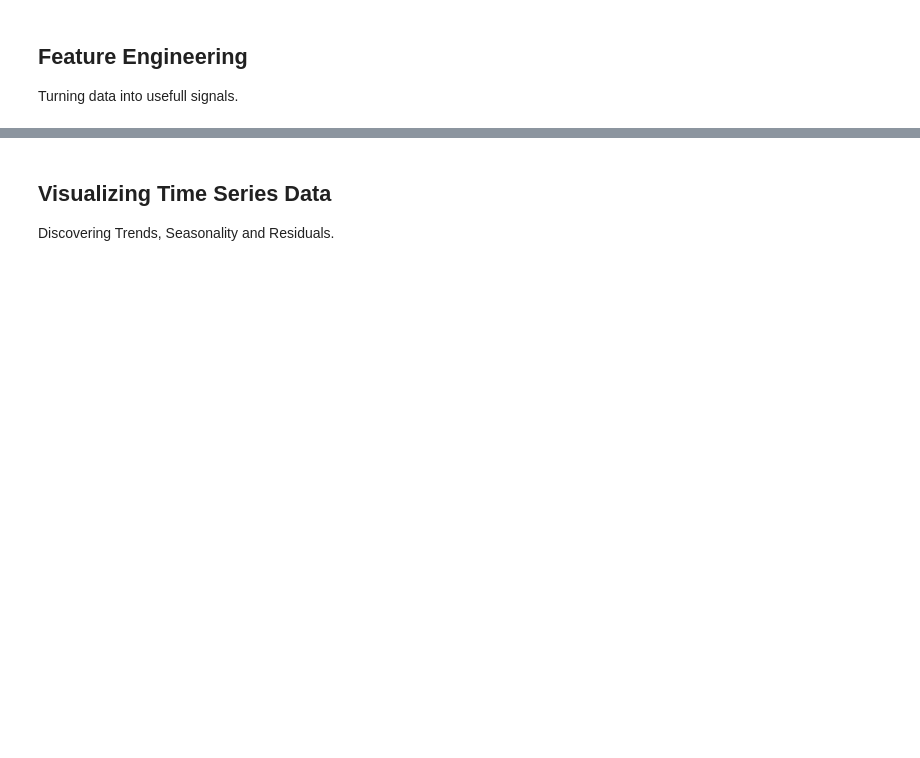
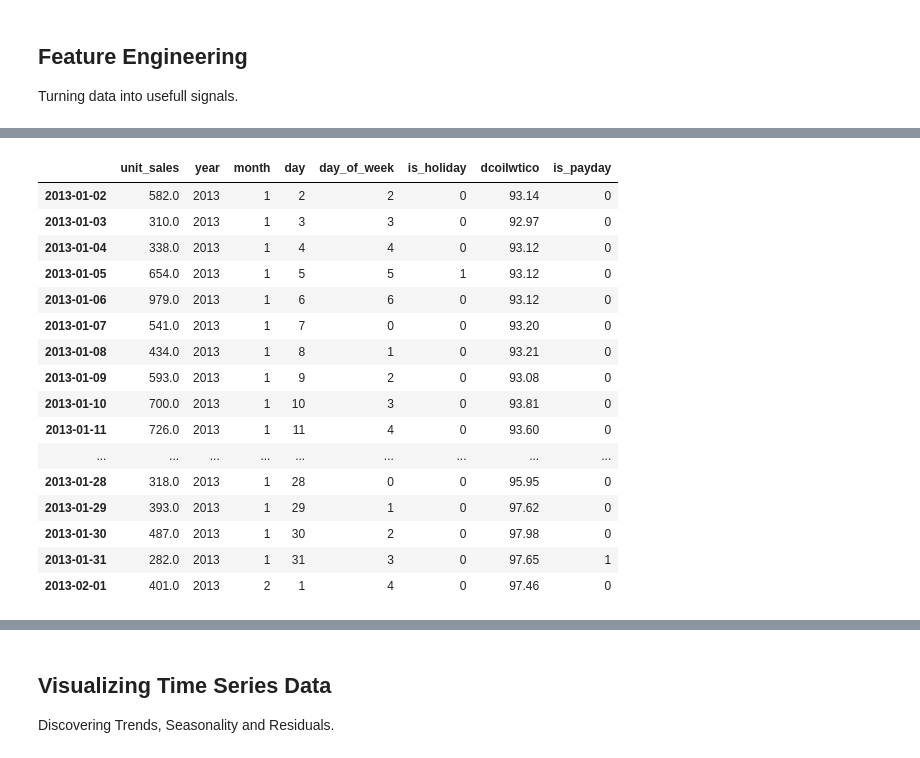
Before and after one commit to Moritz-Binder/corporacion_favorita_grocery_sales_forecasting, a Jupyter notebook: ipynb/EDA.ipynb, the cells around one changed output, grey strips where cells are left out. Cells and saved outputs as stored; diff of their text form; code cells hidden in the pictures; blank space fills up the shorter version.

```diff
--- a/ipynb/EDA.ipynb
+++ b/ipynb/EDA.ipynb
@@ -239,0 +282,15 @@ Turning data into usefull signals.
+# %%
+# create temporary date columns for feature engineering
+timeseries_df['dates'] = timeseries_df.index
+
+# Split the timestamp into model-friendly parts
+timeseries_df['year'] = timeseries_df['dates'].dt.year
+timeseries_df['month'] = timeseries_df['dates'].dt.month
+timeseries_df['day'] = timeseries_df['dates'].dt.day
+timeseries_df['day_of_week'] = timeseries_df['dates'].dt.dayofweek # Monday=0 … Sunday=6
+
+# drope the temporary 'dates' column and unit_sales_z column as we won't need it for modeling
+timeseries_df = timeseries_df.drop(columns=['dates', 'unit_sales_z'])
+
+# Lets check the result
+timeseries_df.head()
@@ -239,0 +306,10 @@ Turning data into usefull signals.
+# %%
+# create a holiday signal for store_nbr 44
+holidays_signal = holidays_store_44_df['date'].copy()
+holidays_signal = pd.to_datetime(holidays_signal)
+
+# add a binary column to timeseries_df indicating whether each date is a holiday for store_nbr 44
+timeseries_df['is_holiday'] = timeseries_df.index.isin(holidays_signal).astype(int)
+
+# Lets check the result
+timeseries_df.head()
@@ -239,0 +325,10 @@ Turning data into usefull signals.
+# %%
+oil_df.head()
+# join dcoilwtico from oil_df to timeseries_df based on the date index
+timeseries_df = timeseries_df.merge(oil_df['dcoilwtico'], left_index=True, right_index=True, how='left')
+
+# check for remaining missing values after merging
+print(f"Na values in timeseries_df after merging with oil_df: \n{timeseries_df.isna().sum()}")
+
+# Lets check the result
+timeseries_df.head()
@@ -239,0 +355,24 @@ Turning data into usefull signals.
+# %%
+# create Signal for end of month or 15th of the month
+timeseries_df['is_payday'] = ((timeseries_df['day'] == 15) | (timeseries_df['day'] > timeseries_df['day'].shift(-1))).astype(int)
+
+# Lets check the result
+timeseries_df.head(31)
+# %% [output]
+|  | unit_sales | year | month | day | day_of_week | is_holiday | dcoilwtico | is_payday |
+| 2013-01-02 | 582.0 | 2013 | 1 | 2 | 2 | 0 | 93.14 | 0 |
+| 2013-01-03 | 310.0 | 2013 | 1 | 3 | 3 | 0 | 92.97 | 0 |
+| 2013-01-04 | 338.0 | 2013 | 1 | 4 | 4 | 0 | 93.12 | 0 |
+| 2013-01-05 | 654.0 | 2013 | 1 | 5 | 5 | 1 | 93.12 | 0 |
+| 2013-01-06 | 979.0 | 2013 | 1 | 6 | 6 | 0 | 93.12 | 0 |
+| 2013-01-07 | 541.0 | 2013 | 1 | 7 | 0 | 0 | 93.20 | 0 |
+| 2013-01-08 | 434.0 | 2013 | 1 | 8 | 1 | 0 | 93.21 | 0 |
+| 2013-01-09 | 593.0 | 2013 | 1 | 9 | 2 | 0 | 93.08 | 0 |
+| 2013-01-10 | 700.0 | 2013 | 1 | 10 | 3 | 0 | 93.81 | 0 |
+| 2013-01-11 | 726.0 | 2013 | 1 | 11 | 4 | 0 | 93.60 | 0 |
+| ... | ... | ... | ... | ... | ... | ... | ... | ... |
+| 2013-01-28 | 318.0 | 2013 | 1 | 28 | 0 | 0 | 95.95 | 0 |
+| 2013-01-29 | 393.0 | 2013 | 1 | 29 | 1 | 0 | 97.62 | 0 |
+| 2013-01-30 | 487.0 | 2013 | 1 | 30 | 2 | 0 | 97.98 | 0 |
+| 2013-01-31 | 282.0 | 2013 | 1 | 31 | 3 | 0 | 97.65 | 1 |
+| 2013-02-01 | 401.0 | 2013 | 2 | 1 | 4 | 0 | 97.46 | 0 |
```
Also changed, not shown: parts of 24 cells of this notebook.
